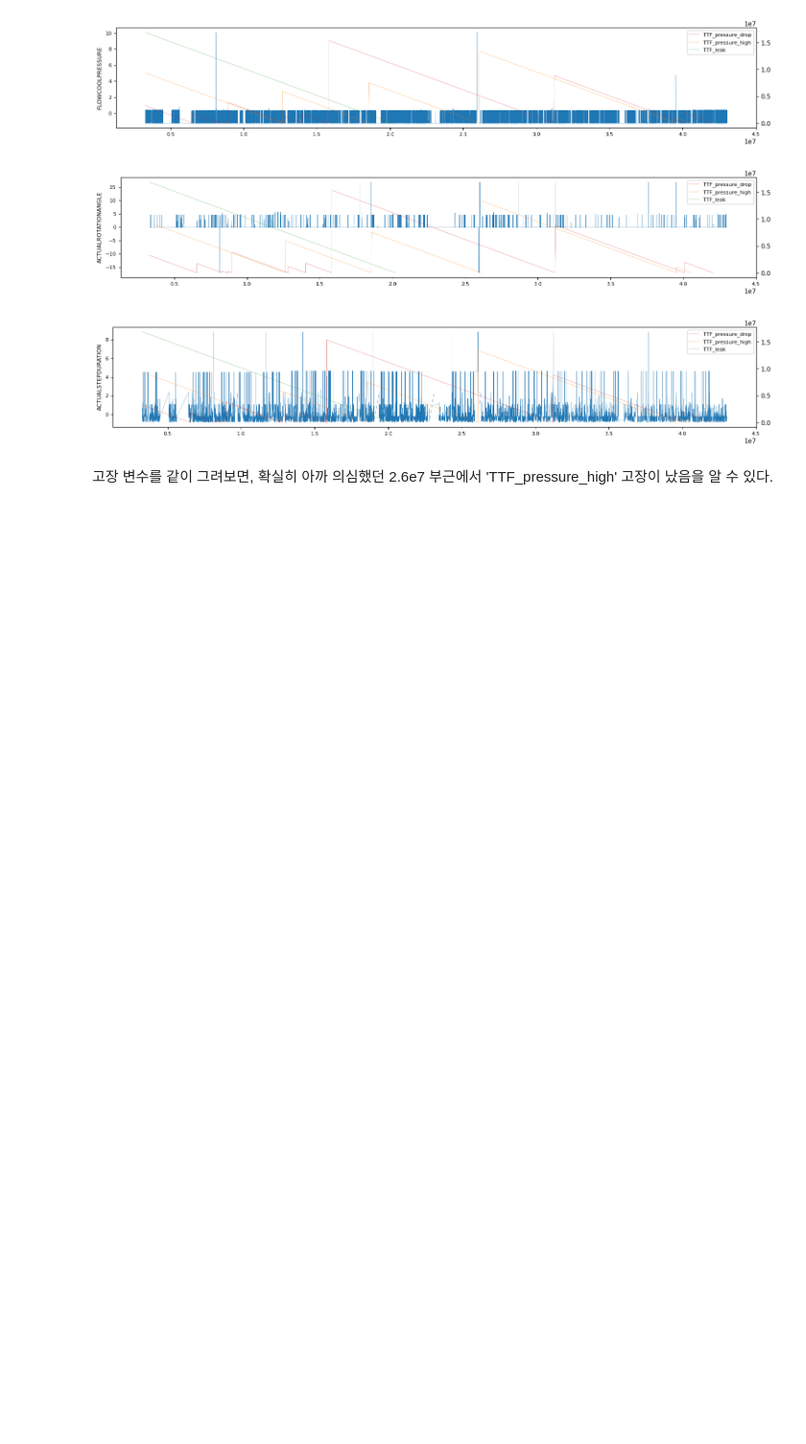
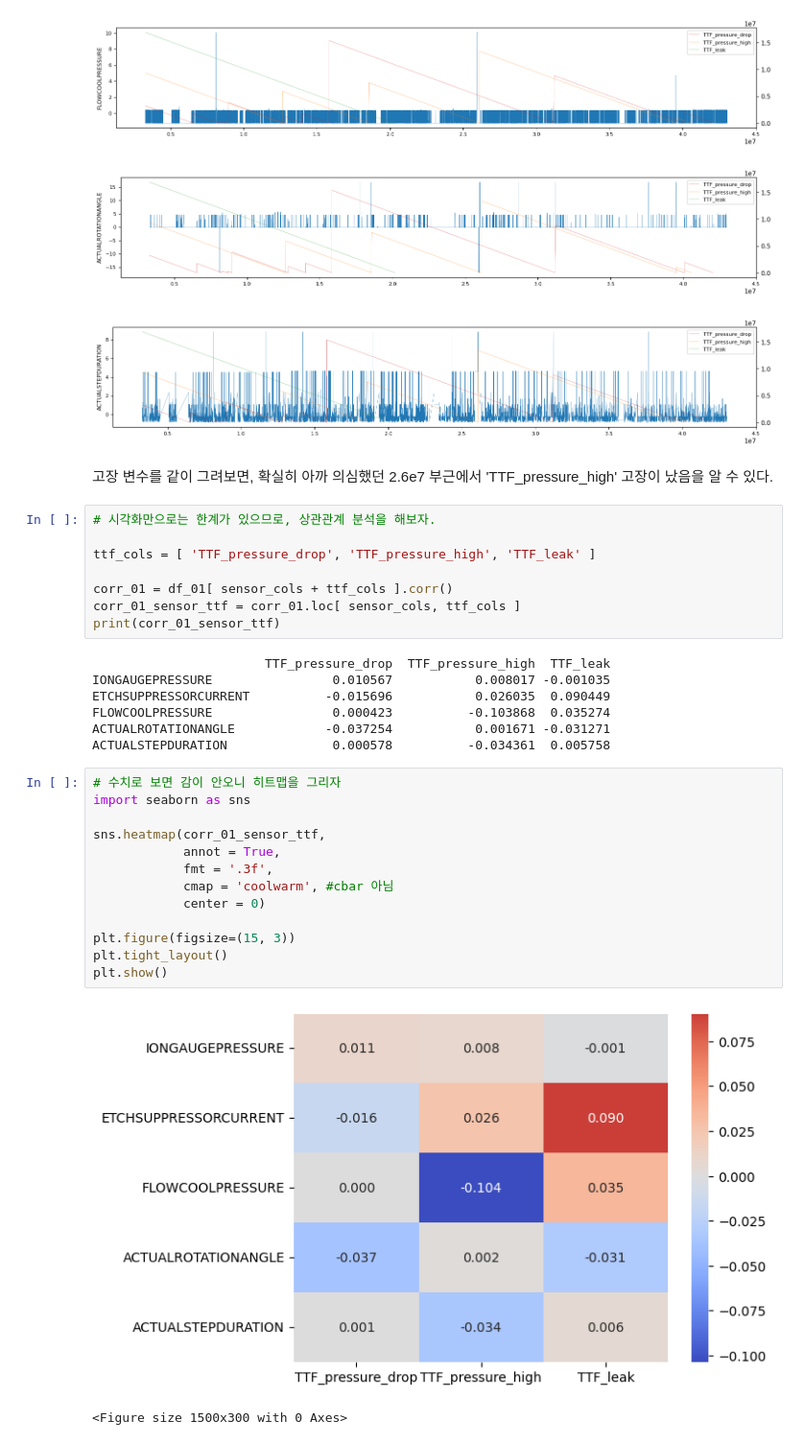
Before and after one commit to YoungJang-KR/semiconductor-fault-detection, a Jupyter notebook: 01_EDA_PHM18_etching.ipynb, the cells around one changed output. Shown at 96% size. Cells and saved outputs as stored; diff of their text form; blank space fills up the shorter version.

```diff
--- a/01_EDA_PHM18_etching.ipynb
+++ b/01_EDA_PHM18_etching.ipynb
@@ -107,3 +107,34 @@ for col in sensor_cols:
 [figure]
 # %% [markdown]
 고장 변수를 같이 그려보면, 확실히 아까 의심했던 2.6e7 부근에서 'TTF_pressure_high' 고장이 났음을 알 수 있다.
+# %%
+# 시각화만으로는 한계가 있으므로, 상관관계 분석을 해보자.
+
+ttf_cols = [ 'TTF_pressure_drop', 'TTF_pressure_high', 'TTF_leak' ]
+
+corr_01 = df_01[ sensor_cols + ttf_cols ].corr()
+corr_01_sensor_ttf = corr_01.loc[ sensor_cols, ttf_cols ]
+print(corr_01_sensor_ttf)
+# %% [output]
+                       TTF_pressure_drop  TTF_pressure_high  TTF_leak
+IONGAUGEPRESSURE                0.010567           0.008017 -0.001035
+ETCHSUPPRESSORCURRENT          -0.015696           0.026035  0.090449
+FLOWCOOLPRESSURE                0.000423          -0.103868  0.035274
+ACTUALROTATIONANGLE            -0.037254           0.001671 -0.031271
+ACTUALSTEPDURATION              0.000578          -0.034361  0.005758
+# %%
+# 수치로 보면 감이 안오니 히트맵을 그리자
+import seaborn as sns
+
+sns.heatmap(corr_01_sensor_ttf,
+            annot = True,
+            fmt = '.3f',
+            cmap = 'coolwarm', #cbar 아님
+            center = 0)
+
+plt.figure(figsize=(15, 3))
+plt.tight_layout()
+plt.show()
+# %% [output]
+[figure, added]
+<Figure size 1500x300 with 0 Axes>
```
Also changed, not shown: parts of 3 cells of this notebook.
